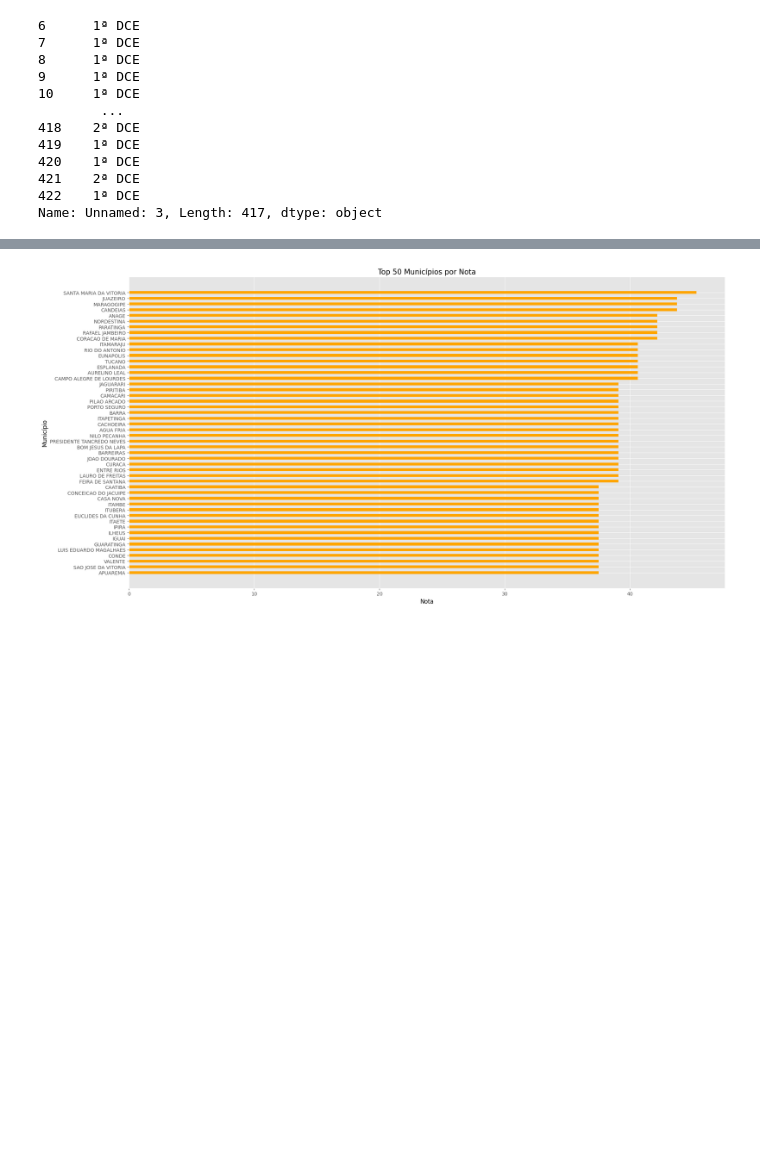
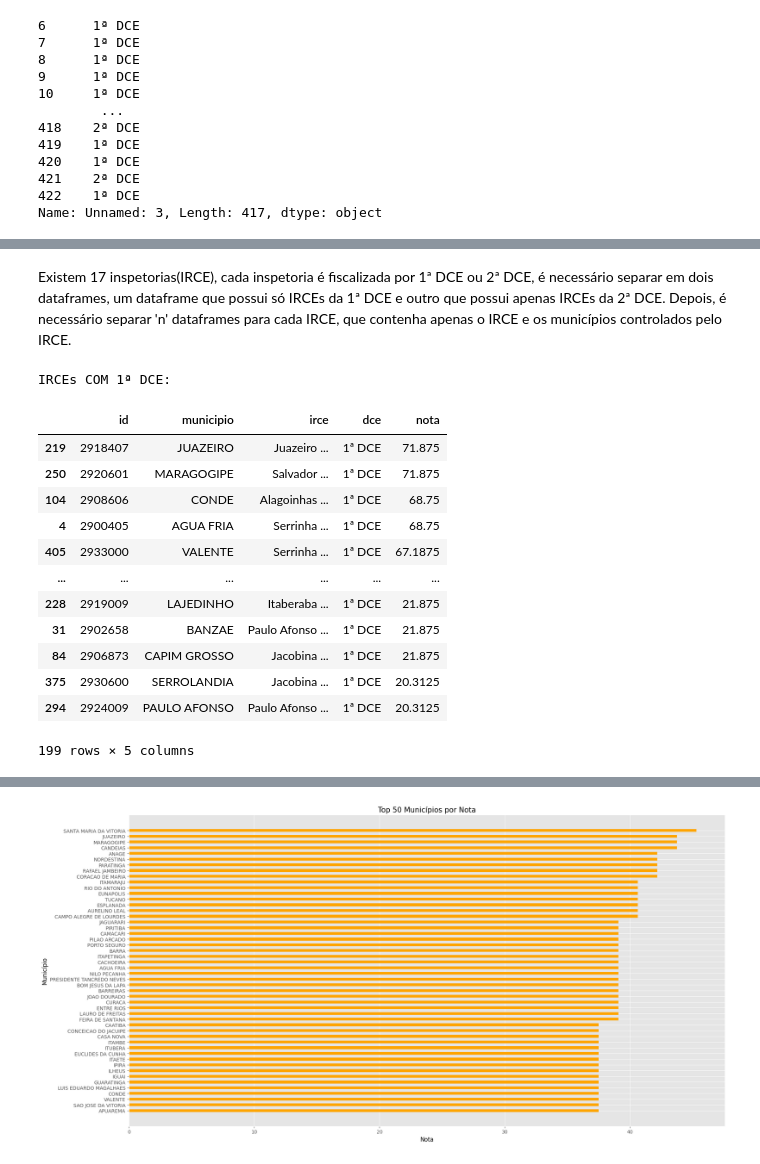
Before and after one commit to hugoriosbrito/Sistema-de-Matriz-de-Seletividade-SMS-TCM, a Jupyter notebook: teste.ipynb, the cells around one changed output, grey strips where cells are left out. Saved outputs shown, nothing was run; the diff lists cells and outputs as text; code cells hidden in the pictures; blank space fills up the shorter version.

Commit message:
as modificações adicionam a separação por DCEs e internamente, Municipio para cada IRCE

```diff
--- a/teste.ipynb
+++ b/teste.ipynb
@@ -132,0 +175,27 @@ dfPlot
+# %% [markdown]
+Existem 17 inspetorias(IRCE), cada inspetoria é fiscalizada por 1ª DCE ou 2ª DCE, é necessário separar em dois dataframes, um dataframe que possui só IRCEs da 1ª DCE e outro que possui apenas IRCEs da 2ª DCE. Depois, é necessário separar 'n' dataframes para cada IRCE, que contenha apenas o IRCE e os municípios controlados pelo IRCE.
+# %%
+dce_1 = '1ª DCE'
+dce_2 = '2ª DCE'
+
+df_1_DCE = dfPlot[(dfPlot['dce'] == dce_1)]
+
+df_2_DCE = dfPlot[(dfPlot['dce'] == dce_2)]
+
+print("IRCEs COM 1ª DCE:")
+df_1_DCE
+# %% [output]
+IRCEs COM 1ª DCE:
+|  | id | municipio | irce | dce | nota |
+| 219 | 2918407 | JUAZEIRO | Juazeiro ... | 1ª DCE | 71.875 |
+| 250 | 2920601 | MARAGOGIPE | Salvador ... | 1ª DCE | 71.875 |
+| 104 | 2908606 | CONDE | Alagoinhas ... | 1ª DCE | 68.75 |
+| 4 | 2900405 | AGUA FRIA | Serrinha ... | 1ª DCE | 68.75 |
+| 405 | 2933000 | VALENTE | Serrinha ... | 1ª DCE | 67.1875 |
+| ... | ... | ... | ... | ... | ... |
+| 228 | 2919009 | LAJEDINHO | Itaberaba ... | 1ª DCE | 21.875 |
+| 31 | 2902658 | BANZAE | Paulo Afonso ... | 1ª DCE | 21.875 |
+| 84 | 2906873 | CAPIM GROSSO | Jacobina ... | 1ª DCE | 21.875 |
+| 375 | 2930600 | SERROLANDIA | Jacobina ... | 1ª DCE | 20.3125 |
+| 294 | 2924009 | PAULO AFONSO | Paulo Afonso ... | 1ª DCE | 20.3125 |
+199 rows × 5 columns
```
Also changed, not shown: parts of 13 cells of this notebook, 1 other file.
